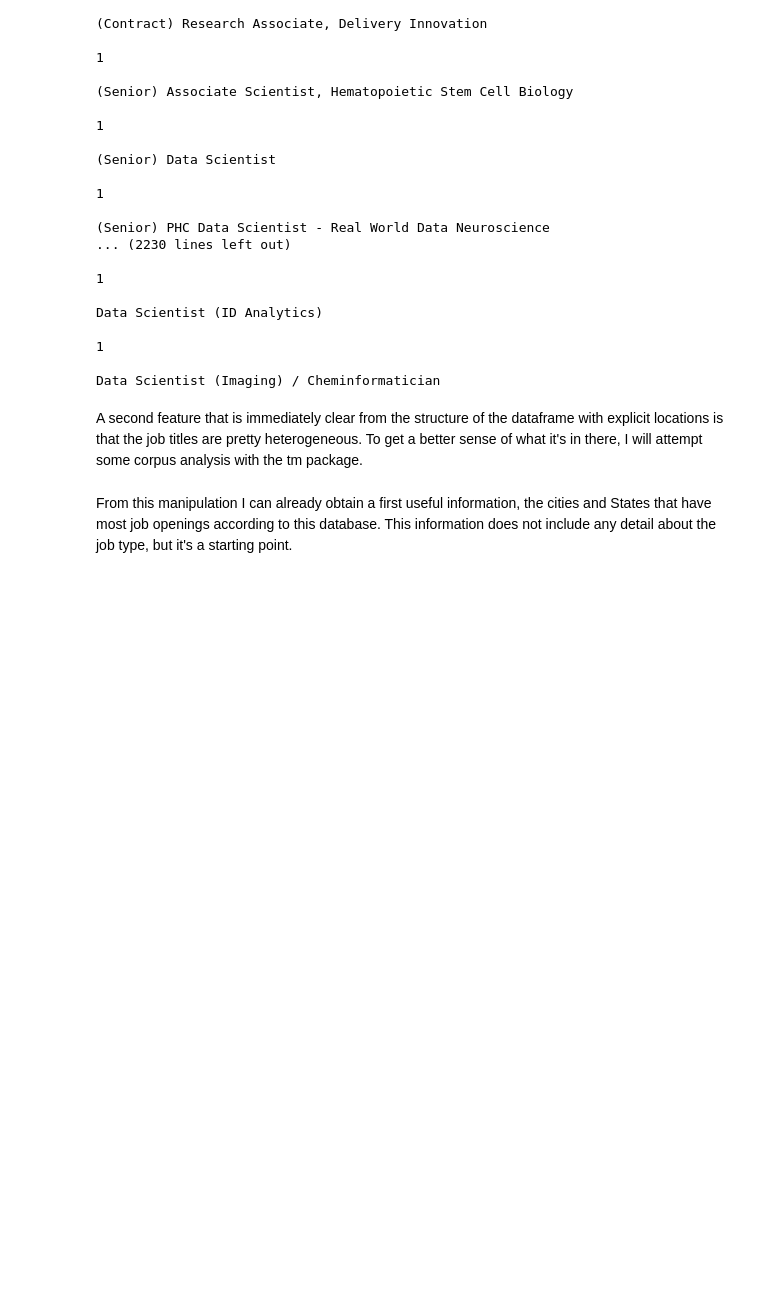
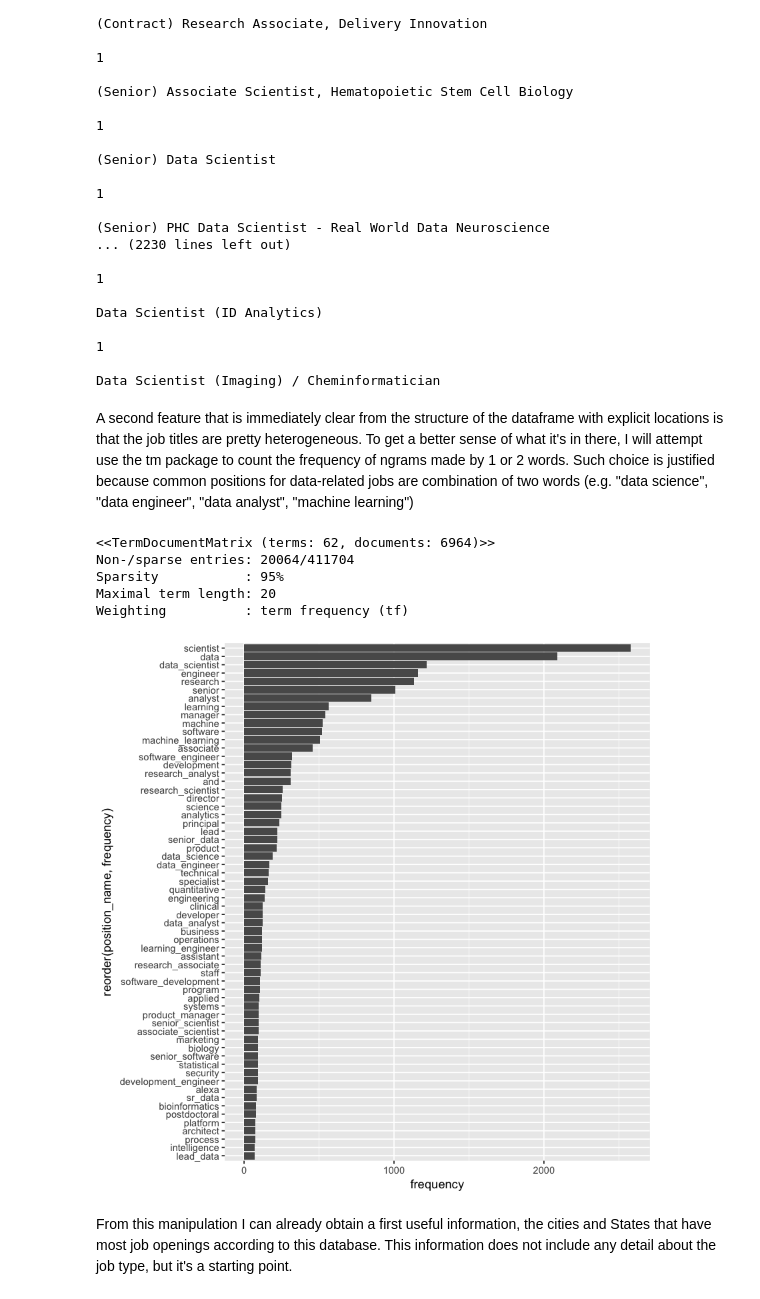
Before and after one commit to davide-chiuchiu/Companies_often_give_the_wrong_name_to_job_openings, a Jupyter notebook: 00_analysis_of_data_scientist_jobs.ipynb, the cells around one changed output. Cells and saved outputs as stored; diff of their text form; code cells hidden in the pictures; blank space fills up the shorter version.

```diff
--- a/00_analysis_of_data_scientist_jobs.ipynb
+++ b/00_analysis_of_data_scientist_jobs.ipynb
@@ -67,7 +60,42 @@ Classes ‘data.table’ and 'data.frame':  6964 obs. of  6 variables:
                                                                                                                                                                                1
                                                                                                                                     Data Scientist (Imaging) / Cheminformatician
 # %% [markdown]
-A second feature that is immediately clear from the structure of the dataframe with explicit locations is that the job titles are pretty heterogeneous. To get a better sense of what it's in there, I will attempt some corpus analysis with the tm package.
+A second feature that is immediately clear from the structure of the dataframe with explicit locations is that the job titles are pretty heterogeneous. To get a better sense of what it's in there, I will attempt use the tm package to count the frequency of ngrams made by 1 or 2 words. Such choice is justified because common positions for data-related jobs are combination of two words (e.g. "data science", "data engineer", "data analyst", "machine learning")
+# %%
+# create corpus from the position descriptions
+corpus_positions <- job_descriptions$position
+corpus_positions <- tolower(corpus_positions)
+corpus_positions <- removeNumbers(corpus_positions)
+corpus_positions <- removePunctuation(corpus_positions)
+
+corpus_positions <- VCorpus(VectorSource(corpus_positions))
+
+# create function that computes ngrams of 1 and 2 words
+NLP_tokenizer <- function(x) {
+  unlist(lapply(ngrams(words(x), 1:2), paste, collapse = "_"), use.names = FALSE)
+}
+
+# create term-document-matrix for positions and create dataframe with frequencies of bigrams
+TDM_positions <- TermDocumentMatrix(corpus_positions, control = list(tokenize = NLP_tokenizer))
+TDM_positions <- removeSparseTerms(TDM_positions, 0.99)
+TDM_positions
+
+# estracting aggregate information
+frequency_of_position_names <- data.frame(frequency = row_sums(as.matrix(TDM_positions)))
+frequency_of_position_names <- rownames_to_column(frequency_of_position_names, "position_name") %>%
+    arrange(desc(frequency))
+
+frequency_of_position_names %>%
+    ggplot(aes(x = reorder(position_name, frequency), y = frequency)) +
+    geom_col() +
+    coord_flip()
+# %% [output]
+<<TermDocumentMatrix (terms: 62, documents: 6964)>>
+Non-/sparse entries: 20064/411704
+Sparsity           : 95%
+Maximal term length: 20
+Weighting          : term frequency (tf)
+[figure, added]
 # %% [markdown]
 From this manipulation I can already obtain a first useful information, the cities and States that have most job openings according to this database. This information does not include any detail about the job type, but it's a starting point.
 # %%
```
Also changed, not shown: parts of 3 cells of this notebook.
